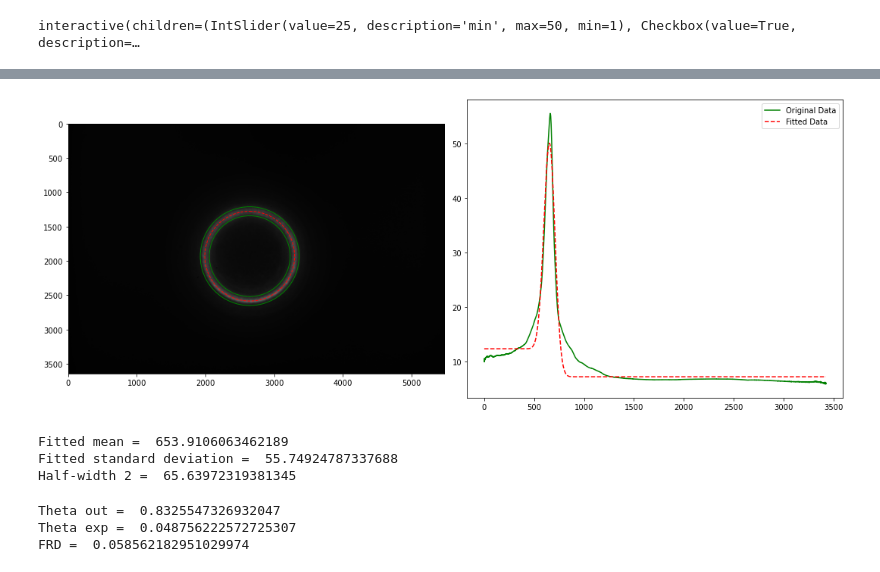
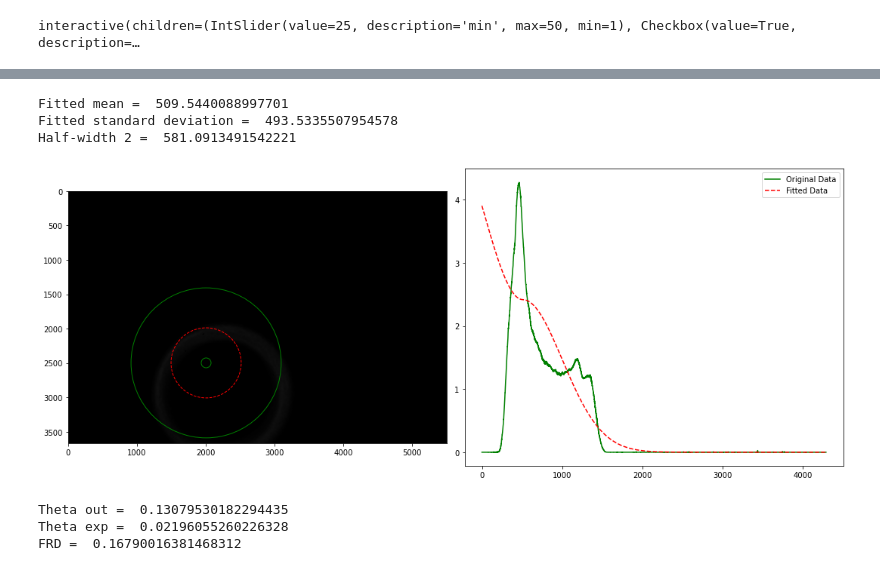
Before and after one commit to ZacharyTu42/FRD-Test, a Jupyter notebook: Circle Finder.ipynb, the cells around one changed output, grey strips where cells are left out. Cells and saved outputs as stored; diff of their text form; code cells hidden in the pictures.

```diff
--- a/Circle Finder.ipynb
+++ b/Circle Finder.ipynb
@@ -210,13 +213,12 @@ Half-width 1 =  88.08464270481423
-# %%
-data_axis, data, coeff2, half_width2 = cross_slice(circlefinder('./sample0(10).png', 25, 189))
-# %% [output]
-[figure, removed]
 # %%
+data, coeff2, half_width2 = ring_fit(circlefinder('./Test_Data/B12-2-a.png', 5, 180))
+
 # Finally, lets get the fitting parameters, i.e. the mean and standard deviation:
 print('Fitted mean = ', coeff2[1])
 print('Fitted standard deviation = ', coeff2[2])
 print('Half-width 2 = ', half_width2)
 # %% [output]
-Fitted mean =  653.9106063462189
-Fitted standard deviation =  55.74924787337688
-Half-width 2 =  65.63972319381345
+Fitted mean =  509.5440088997701
+Fitted standard deviation =  493.5335507954578
+Half-width 2 =  581.0913491542221
+[figure, added]
@@ -223,18 +227,18 @@ Half-width 2 =  65.63972319381345
 # %%
-distance1=10.5 #mm
-distance2=10 #mm
-deltad=(distance1-distance2)
+distance1=100 #mm
+distance2=105 #mm
+deltad=5
 ##pixel size 2.4microns
-radius1=coeff1[1]*2.4*10**-3
-radius2=coeff2[1]*2.4*10**-3
-deltaw=(half_width1-half_width2)*2.4*10**-3
-theta_out=np.arctan((radius1-radius2)/deltad)
+radius1=coeff1[1]*pixel_size
+radius2=coeff2[1]*pixel_size
+deltaw=(half_width2-half_width1)*pixel_size
+theta_out=np.arctan((radius2-radius1)/deltad)
 theta_exp=np.arctan((deltaw*np.cos(theta_out)**2)/deltad)
-FRD=theta_exp/theta_out
+frd = (theta_exp) / (theta_out)
 print('Theta out = ',theta_out)
 print('Theta exp = ',theta_exp)
-print('FRD = ',FRD)
+print('FRD = ',frd)
 # %% [output]
-Theta out =  0.8325547326932047
-Theta exp =  0.048756222572725307
-FRD =  0.058562182951029974
+Theta out =  0.13079530182294435
+Theta exp =  0.02196055260226328
+FRD =  0.16790016381468312
```
Also changed, not shown: parts of 11 cells of this notebook.
